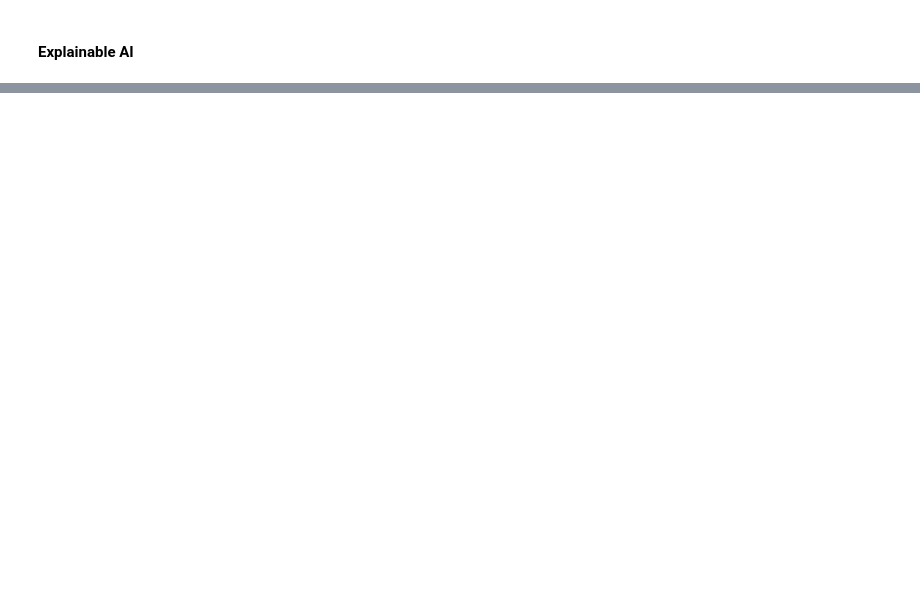
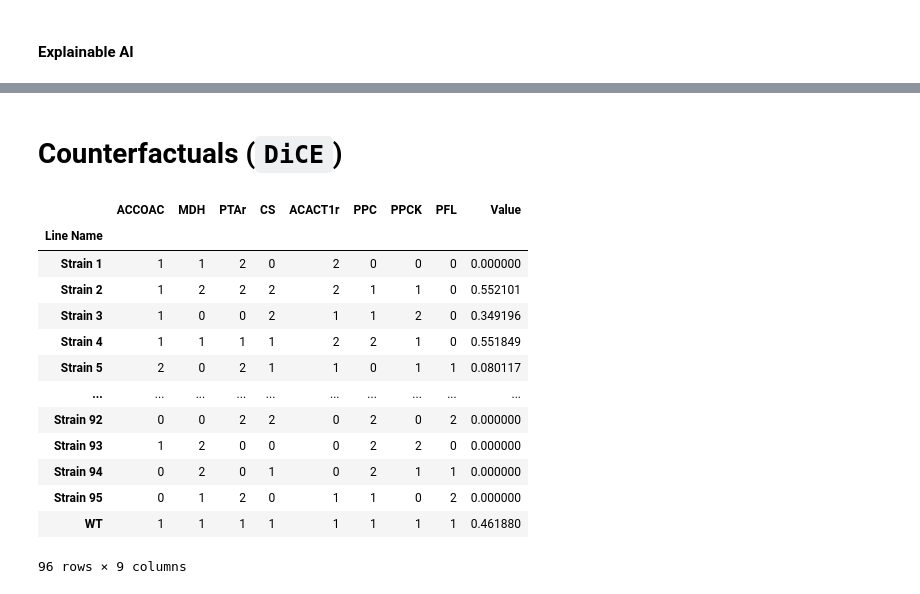
Before and after one commit to costasmexis/straindesignXAI, a Jupyter notebook: notebooks/Isoprenol_manual.ipynb, the cells around one changed output, grey strips where cells are left out. Saved outputs shown, nothing was run; the diff lists cells and outputs as text; code cells hidden in the pictures; blank space fills up the shorter version.

```diff
--- a/notebooks/Isoprenol_manual.ipynb
+++ b/notebooks/Isoprenol_manual.ipynb
@@ -168,0 +103,19 @@ synthetic_data
+# %% [markdown]
+# Counterfactuals (`DiCE`)
+# %%
+df
+# %% [output]
+|  | ACCOAC | MDH | PTAr | CS | ACACT1r | PPC | PPCK | PFL | Value |
+| Line Name |  |  |  |  |  |  |  |  |  |
+| Strain 1 | 1 | 1 | 2 | 0 | 2 | 0 | 0 | 0 | 0.000000 |
+| Strain 2 | 1 | 2 | 2 | 2 | 2 | 1 | 1 | 0 | 0.552101 |
+| Strain 3 | 1 | 0 | 0 | 2 | 1 | 1 | 2 | 0 | 0.349196 |
+| Strain 4 | 1 | 1 | 1 | 1 | 2 | 2 | 1 | 0 | 0.551849 |
+| Strain 5 | 2 | 0 | 2 | 1 | 1 | 0 | 1 | 1 | 0.080117 |
+| ... | ... | ... | ... | ... | ... | ... | ... | ... | ... |
+| Strain 92 | 0 | 0 | 2 | 2 | 0 | 2 | 0 | 2 | 0.000000 |
+| Strain 93 | 1 | 2 | 0 | 0 | 0 | 2 | 2 | 0 | 0.000000 |
+| Strain 94 | 0 | 2 | 0 | 1 | 0 | 2 | 1 | 1 | 0.000000 |
+| Strain 95 | 0 | 1 | 2 | 0 | 1 | 1 | 0 | 2 | 0.000000 |
+| WT | 1 | 1 | 1 | 1 | 1 | 1 | 1 | 1 | 0.461880 |
+96 rows × 9 columns
```
Also changed, not shown: parts of 11 cells of this notebook, 5 other files.
